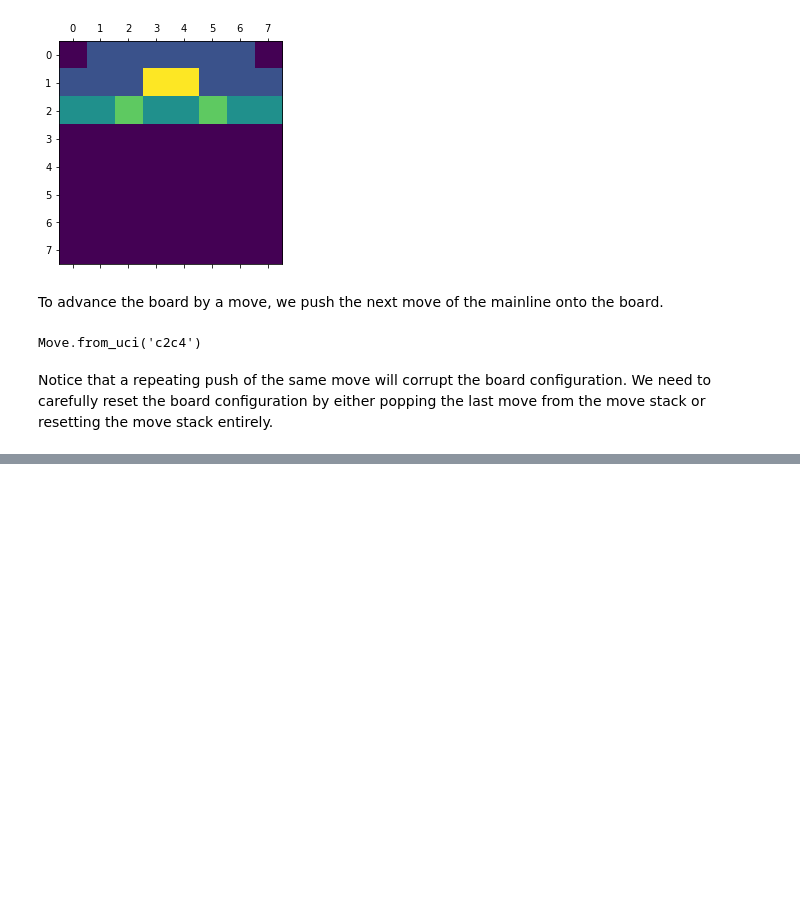
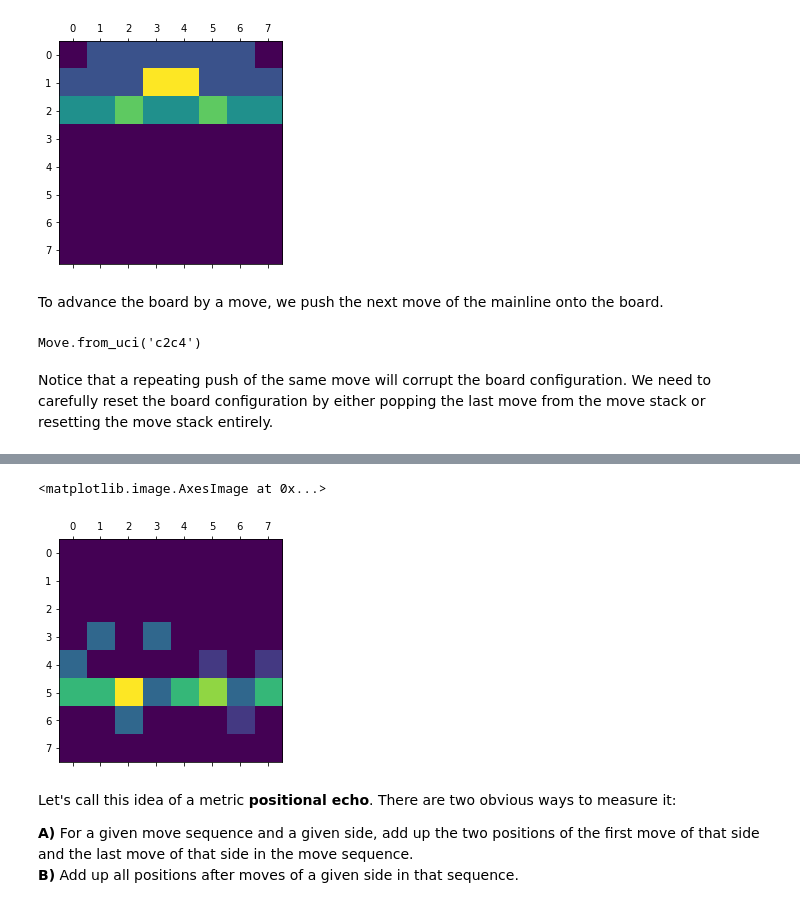
Before and after one commit to mikhas/cheviz, a Jupyter notebook: 01_data.ipynb, the cells around one changed output, grey strips where cells are left out. Cells and saved outputs as stored; diff of their text form; code cells hidden in the pictures; blank space fills up the shorter version.

Commit message:
cheviz: Introduce move echo metrics

```diff
--- a/01_data.ipynb
+++ b/01_data.ipynb
@@ -114,0 +121,20 @@ core.show(ts(chess.WHITE, core.attack))
+# %%
+board.reset()
+board.push(moves_list[0]) # white moves
+
+A = ts(chess.WHITE, core.attack)
+
+board.push(moves_list[1]) # black moves
+board.push(moves_list[2]) # white moves again
+
+B = ts(chess.WHITE, core.attack)
+
+core.show(A + B)
+# %% [output]
+<matplotlib.image.AxesImage at 0x...>
+[figure, added]
+# %% [markdown]
+Let's call this idea of a metric **positional echo**. There are two obvious ways to measure it:
+
+**A)** For a given move sequence and a given side, add up the two positions of the first move of that side and the last move of that side in the move sequence.\
+**B)** Add up all positions after moves of a given side in that sequence.
```
Also changed, not shown: parts of 8 cells of this notebook, 5 other files.
